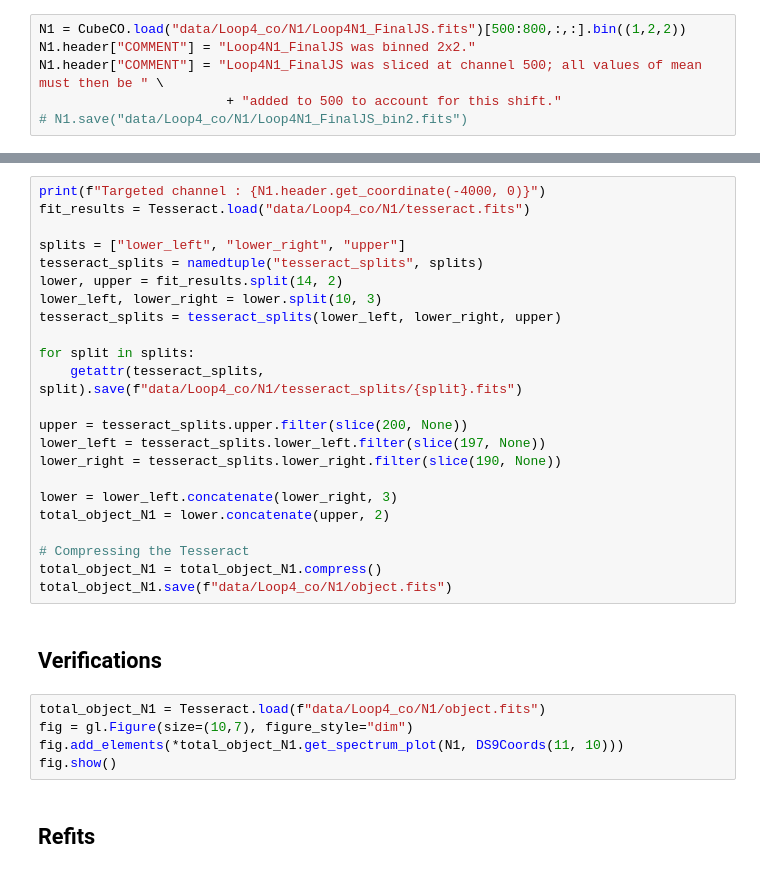
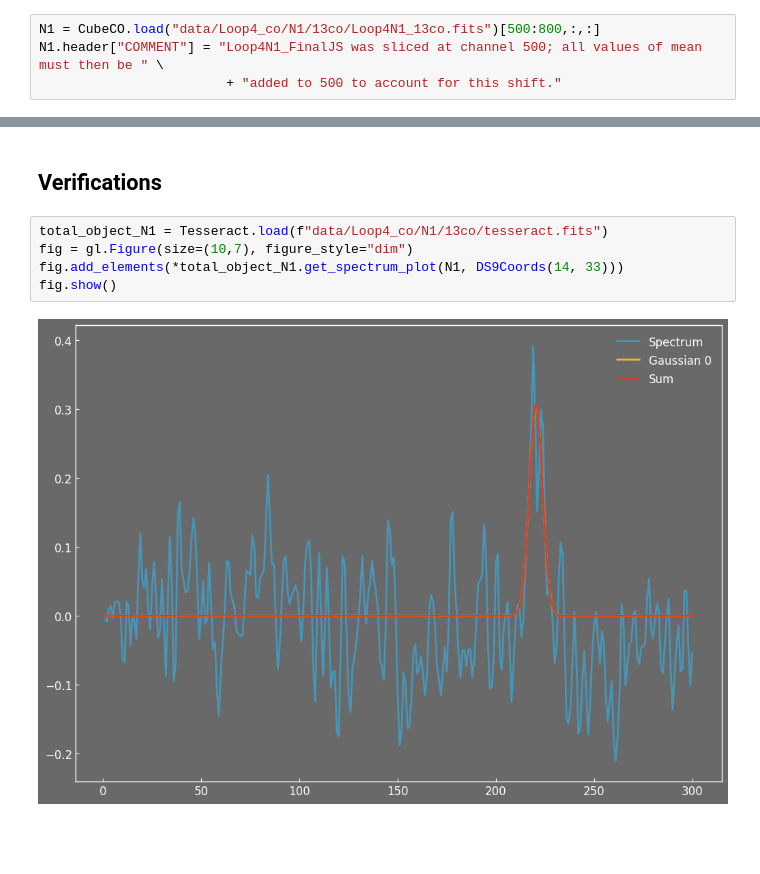
Before and after one commit to mamar828/Stage, a Jupyter notebook: applications/co/13co/fitting.ipynb, the cells around one changed output, grey strips where cells are left out. Cells and saved outputs as stored; diff of their text form; blank space fills up the shorter version.

Commit message:
Loop4N1 13CO fitted

```diff
--- a/applications/co/13co/fitting.ipynb
+++ b/applications/co/13co/fitting.ipynb
@@ -14,11 +19,9 @@ from src.coordinates.ds9_coords import DS9Coords
 # %% [markdown]
 # Loop4N1
 # %%
-N1 = CubeCO.load("data/Loop4_co/N1/Loop4N1_FinalJS.fits")[500:800,:,:].bin((1,2,2))
-N1.header["COMMENT"] = "Loop4N1_FinalJS was binned 2x2."
+N1 = CubeCO.load("data/Loop4_co/N1/13co/Loop4N1_13co.fits")[500:800,:,:]
 N1.header["COMMENT"] = "Loop4N1_FinalJS was sliced at channel 500; all values of mean must then be " \
                         + "added to 500 to account for this shift."
-# N1.save("data/Loop4_co/N1/Loop4N1_FinalJS_bin2.fits")
 # %% [markdown]
 ## Fitting
 # %%
@@ -40,32 +53,9 @@ if __name__ == "__main__":
-# %%
-print(f"Targeted channel : {N1.header.get_coordinate(-4000, 0)}")
-fit_results = Tesseract.load("data/Loop4_co/N1/tesseract.fits")
-
-splits = ["lower_left", "lower_right", "upper"]
-tesseract_splits = namedtuple("tesseract_splits", splits)
-lower, upper = fit_results.split(14, 2)
-lower_left, lower_right = lower.split(10, 3)
-tesseract_splits = tesseract_splits(lower_left, lower_right, upper)
-
-for split in splits:
-    getattr(tesseract_splits, split).save(f"data/Loop4_co/N1/tesseract_splits/{split}.fits")
-
-upper = tesseract_splits.upper.filter(slice(200, None))
-lower_left = tesseract_splits.lower_left.filter(slice(197, None))
-lower_right = tesseract_splits.lower_right.filter(slice(190, None))
-
-lower = lower_left.concatenate(lower_right, 3)
-total_object_N1 = lower.concatenate(upper, 2)
-
-# Compressing the Tesseract
-total_object_N1 = total_object_N1.compress()
-total_object_N1.save(f"data/Loop4_co/N1/object.fits")
 # %% [markdown]
 ## Verifications
 # %%
-total_object_N1 = Tesseract.load(f"data/Loop4_co/N1/object.fits")
+total_object_N1 = Tesseract.load(f"data/Loop4_co/N1/13co/tesseract.fits")
 fig = gl.Figure(size=(10,7), figure_style="dim")
-fig.add_elements(*total_object_N1.get_spectrum_plot(N1, DS9Coords(11, 10)))
+fig.add_elements(*total_object_N1.get_spectrum_plot(N1, DS9Coords(14, 33)))
 fig.show()
+# %% [output]
+[figure, added]
-# %% [markdown]
-## Refits
```
Also changed, not shown: parts of 4 cells of this notebook, 1 other file.
